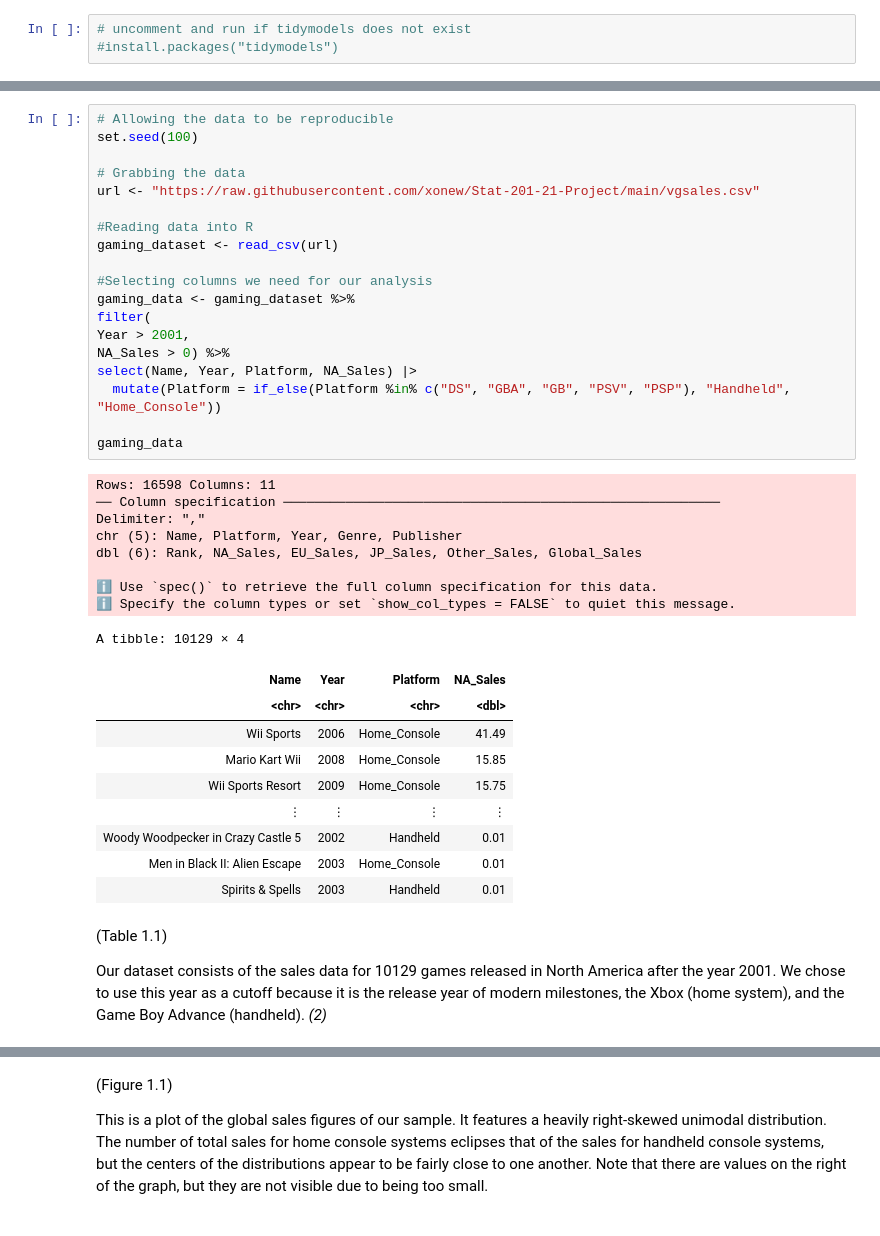
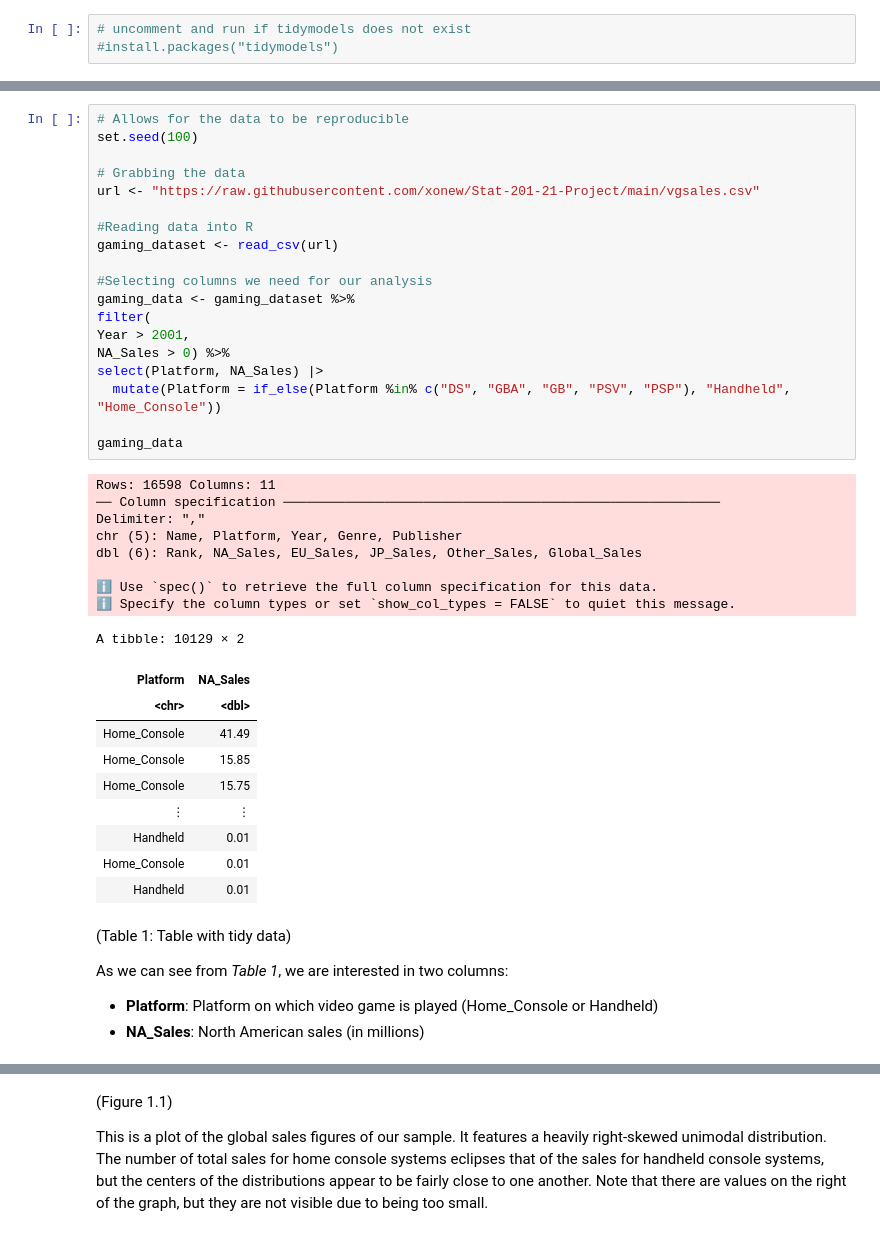
Before and after one commit to xonew/Stat-200-21-Project, a Jupyter notebook: proposal.ipynb, the cells around one changed output, grey strips where cells are left out. Saved outputs shown, nothing was run; the diff lists cells and outputs as text.

```diff
--- a/proposal.ipynb
+++ b/proposal.ipynb
@@ -35,45 +39,47 @@ options(repr.matrix.max.rows = 6)
 ✖ recipes::step()   masks stats::step()
 • Search for functions across packages at https://www.tidymodels.org/find/
 # %%
-# Allowing the data to be reproducible
+# Allows for the data to be reproducible
 set.seed(100)
 
 # Grabbing the data
 url <- "https://raw.githubusercontent.com/xonew/Stat-201-21-Project/main/vgsales.csv"
 
 #Reading data into R
 gaming_dataset <- read_csv(url)
 
 #Selecting columns we need for our analysis
 gaming_data <- gaming_dataset %>%
 filter(
 Year > 2001,
 NA_Sales > 0) %>%
-select(Name, Year, Platform, NA_Sales) |>
+select(Platform, NA_Sales) |>
   mutate(Platform = if_else(Platform %in% c("DS", "GBA", "GB", "PSV", "PSP"), "Handheld", "Home_Console"))
 
 gaming_data
 # %% [output]
 Rows: 16598 Columns: 11
 ── Column specification ────────────────────────────────────────────────────────
 Delimiter: ","
 chr (5): Name, Platform, Year, Genre, Publisher
 dbl (6): Rank, NA_Sales, EU_Sales, JP_Sales, Other_Sales, Global_Sales
 
 ℹ Use `spec()` to retrieve the full column specification for this data.
 ℹ Specify the column types or set `show_col_types = FALSE` to quiet this message.
-A tibble: 10129 × 4
+A tibble: 10129 × 2
-| Name | Year | Platform | NA_Sales |
-| <chr> | <chr> | <chr> | <dbl> |
-| Wii Sports | 2006 | Home_Console | 41.49 |
-| Mario Kart Wii | 2008 | Home_Console | 15.85 |
-| Wii Sports Resort | 2009 | Home_Console | 15.75 |
-| ⋮ | ⋮ | ⋮ | ⋮ |
-| Woody Woodpecker in Crazy Castle 5 | 2002 | Handheld | 0.01 |
-| Men in Black II: Alien Escape | 2003 | Home_Console | 0.01 |
-| Spirits & Spells | 2003 | Handheld | 0.01 |
+| Platform | NA_Sales |
+| <chr> | <dbl> |
+| Home_Console | 41.49 |
+| Home_Console | 15.85 |
+| Home_Console | 15.75 |
+| ⋮ | ⋮ |
+| Handheld | 0.01 |
+| Home_Console | 0.01 |
+| Handheld | 0.01 |
-# %% [markdown]
-(Table 1.1)
-
-Our dataset consists of the sales data for 10129 games released in North America after the year 2001. We chose to use this year as a cutoff because it is the release year of modern milestones, the Xbox (home system), and the Game Boy Advance (handheld). *(2)*
+# %% [markdown]
+(Table 1: Table with tidy data)
+
+As we can see from *Table 1*, we are interested in two columns:
+- **Platform**: Platform on which video game is played (Home_Console or Handheld)
+- **NA_Sales**: North American sales (in millions)
 # %%
```
Also changed, not shown: parts of 5 cells of this notebook.
